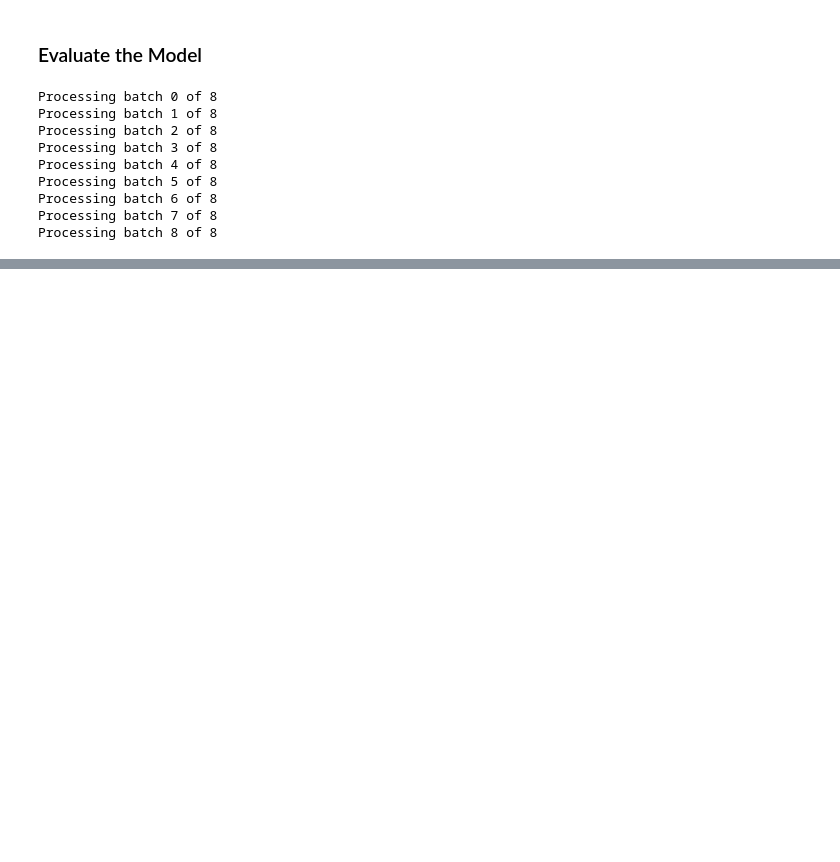
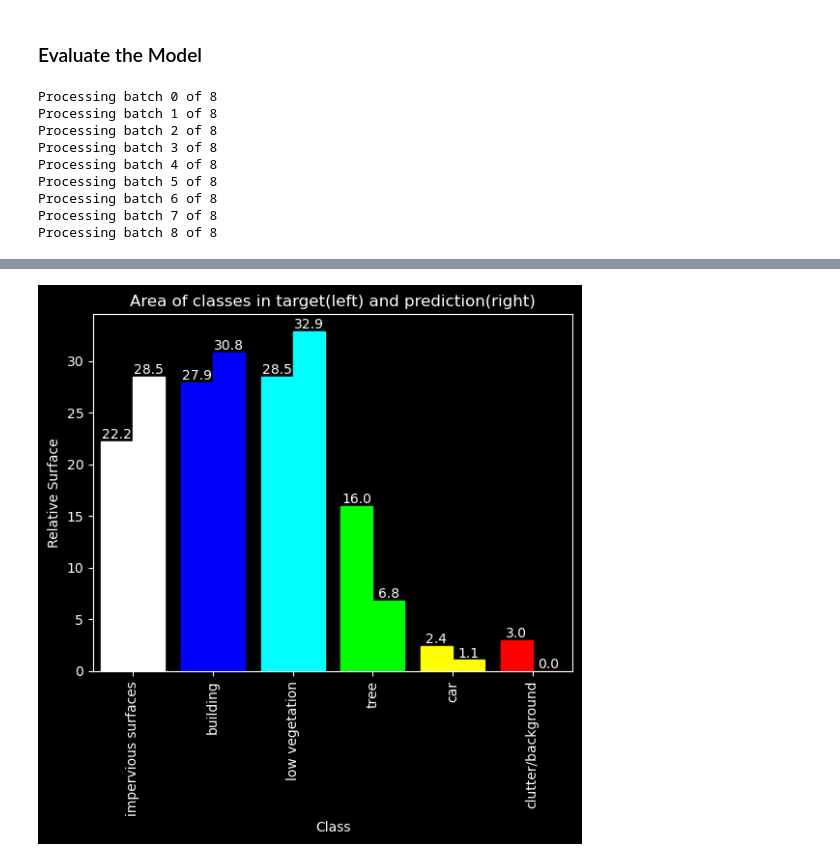
Before and after one commit to MGenschow/DS_Project, a Jupyter notebook: modules/models/segmentation/FCN_Resnet50_Potsdam.ipynb, the cells around one changed output, grey strips where cells are left out. Saved outputs shown, nothing was run; the diff lists cells and outputs as text; code cells hidden in the pictures; blank space fills up the shorter version.

```diff
--- a/modules/models/segmentation/FCN_Resnet50_Potsdam.ipynb
+++ b/modules/models/segmentation/FCN_Resnet50_Potsdam.ipynb
@@ -201,5 +206,35 @@ Processing batch 5 of 8
 Processing batch 6 of 8
 Processing batch 7 of 8
 Processing batch 8 of 8
+# %%
+def calculate_label_area(label):
+    total_pixel = label.size
+    rel = pd.Series([100*label[label==i].size/total_pixel for i in range(NUM_CLASSES)])
+    rel.index = Label_classes
+    return rel
+def plot_areas(label, prediction):
+    label_rel = calculate_label_area(label)
+    pred_rel = calculate_label_area(prediction)
+    df = pd.DataFrame([label_rel, pred_rel], columns=Label_classes, index = ['target', 'prediction']).transpose().reset_index().melt(id_vars='index', var_name='type')
+
+    plt.style.use("dark_background")
+    fig, ax = plt.subplots()
+    sns.barplot(x='index', y='value', hue='type', data=df)
+    plt.xlabel("Class")
+    plt.ylabel("Relative Surface")
+    plt.title("Area of classes in target(left) and prediction(right)")
+    plt.xticks(rotation = 90)
+
+    # Change coloring to same colors as in label mask
+    class_colors_hex = {k: '#%02x%02x%02x' % v for k, v in idx2rgb.items()}
+    col_list= list(class_colors_hex.values())
+    col_list = col_list+col_list
+    for i, bar in enumerate(ax.patches):
+        col = col_list[i]
+        bar.set_color(col)
+    for container in ax.containers:
+        ax.bar_label(container, fmt='%.1f')
+    ax.get_legend().remove()
+    plt.show()
 # %%
 # Plot random instance of the test set
@@ -223,0 +259,4 @@ plt.show()
+# %%
+plot_areas(label, prediction)
+# %% [output]
+[figure, added]
```
Also changed, not shown: parts of 7 cells of this notebook, 1 other file.
